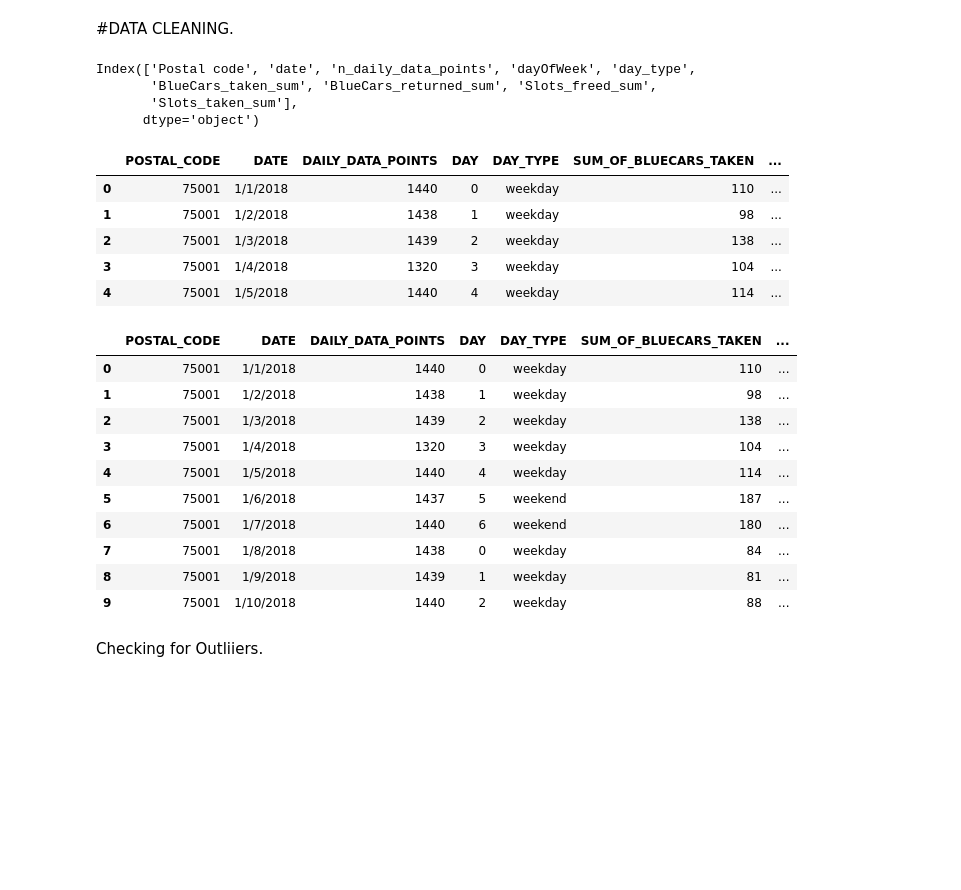
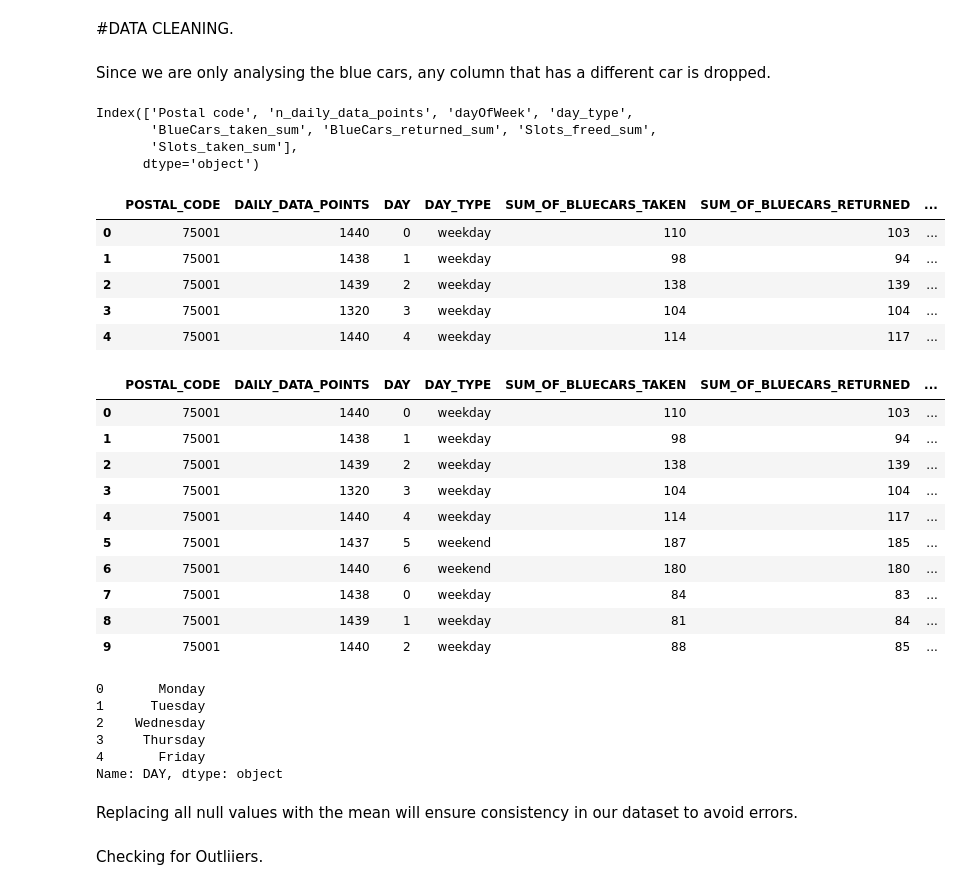
Before and after one commit to theBuluku/The-Autolib-Super-Project, a Jupyter notebook: The_Autolib_Super_Project.ipynb, the cells around one changed output. Cells and saved outputs as stored; diff of their text form; code cells hidden in the pictures; blank space fills up the shorter version.

```diff
--- a/The_Autolib_Super_Project.ipynb
+++ b/The_Autolib_Super_Project.ipynb
@@ -122,41 +124,58 @@ autolib_dataset.describe()
 #DATA CLEANING.
 # %%
 #Dropping unnecessary columns
-autolib_dataset.drop(["Utilib_taken_sum", "Utilib_returned_sum","Utilib_14_taken_sum","Utilib_14_returned_sum"], axis = 1, inplace = True)
+autolib_dataset.drop(["Utilib_taken_sum", "Utilib_returned_sum","Utilib_14_taken_sum","Utilib_14_returned_sum","date"], axis = 1, inplace = True)
+# %% [markdown]
+Since we are only analysing the blue cars, any column that has a different car is dropped.
 # %%
 #Displaying the remaining names of all columns
 autolib_dataset.columns
 # %% [output]
-Index(['Postal code', 'date', 'n_daily_data_points', 'dayOfWeek', 'day_type',
+Index(['Postal code', 'n_daily_data_points', 'dayOfWeek', 'day_type',
        'BlueCars_taken_sum', 'BlueCars_returned_sum', 'Slots_freed_sum',
        'Slots_taken_sum'],
       dtype='object')
 # %%
-autolib_dataset=autolib_dataset.rename({'Postal code':'POSTAL_CODE','date':'DATE','n_daily_data_points':'DAILY_DATA_POINTS','dayOfWeek':'DAY','day_type':'DAY_TYPE','BlueCars_taken_sum':'SUM_OF_BLUECARS_TAKEN','BlueCars_returned_sum':'SUM_OF_BLUECARS_RETURNED','Slots_freed_sum':'SUM_OF_FREED_SLOTS','Slots_taken_sum':'SUM_OF_TAKEN_SLOTS'}, axis='columns')
+autolib_dataset=autolib_dataset.rename({'Postal code':'POSTAL_CODE','n_daily_data_points':'DAILY_DATA_POINTS','dayOfWeek':'DAY','day_type':'DAY_TYPE','BlueCars_taken_sum':'SUM_OF_BLUECARS_TAKEN','BlueCars_returned_sum':'SUM_OF_BLUECARS_RETURNED','Slots_freed_sum':'SUM_OF_FREED_SLOTS','Slots_taken_sum':'SUM_OF_TAKEN_SLOTS'}, axis='columns')
 
 autolib_dataset.head()
 # %% [output]
-|  | POSTAL_CODE | DATE | DAILY_DATA_POINTS | DAY | DAY_TYPE | SUM_OF_BLUECARS_TAKEN | ... |
-| 0 | 75001 | 1/1/2018 | 1440 | 0 | weekday | 110 | ... |
-| 1 | 75001 | 1/2/2018 | 1438 | 1 | weekday | 98 | ... |
-| 2 | 75001 | 1/3/2018 | 1439 | 2 | weekday | 138 | ... |
-| 3 | 75001 | 1/4/2018 | 1320 | 3 | weekday | 104 | ... |
-| 4 | 75001 | 1/5/2018 | 1440 | 4 | weekday | 114 | ... |
+|  | POSTAL_CODE | DAILY_DATA_POINTS | DAY | DAY_TYPE | SUM_OF_BLUECARS_TAKEN | SUM_OF_BLUECARS_RETURNED | ... |
+| 0 | 75001 | 1440 | 0 | weekday | 110 | 103 | ... |
+| 1 | 75001 | 1438 | 1 | weekday | 98 | 94 | ... |
+| 2 | 75001 | 1439 | 2 | weekday | 138 | 139 | ... |
+| 3 | 75001 | 1320 | 3 | weekday | 104 | 104 | ... |
+| 4 | 75001 | 1440 | 4 | weekday | 114 | 117 | ... |
 # %%
 autolib_dataset.fillna(autolib_dataset.mean())
 autolib_dataset.head(10)
 # %% [output]
-|  | POSTAL_CODE | DATE | DAILY_DATA_POINTS | DAY | DAY_TYPE | SUM_OF_BLUECARS_TAKEN | ... |
-| 0 | 75001 | 1/1/2018 | 1440 | 0 | weekday | 110 | ... |
-| 1 | 75001 | 1/2/2018 | 1438 | 1 | weekday | 98 | ... |
-| 2 | 75001 | 1/3/2018 | 1439 | 2 | weekday | 138 | ... |
-| 3 | 75001 | 1/4/2018 | 1320 | 3 | weekday | 104 | ... |
-| 4 | 75001 | 1/5/2018 | 1440 | 4 | weekday | 114 | ... |
-| 5 | 75001 | 1/6/2018 | 1437 | 5 | weekend | 187 | ... |
-| 6 | 75001 | 1/7/2018 | 1440 | 6 | weekend | 180 | ... |
-| 7 | 75001 | 1/8/2018 | 1438 | 0 | weekday | 84 | ... |
-| 8 | 75001 | 1/9/2018 | 1439 | 1 | weekday | 81 | ... |
-| 9 | 75001 | 1/10/2018 | 1440 | 2 | weekday | 88 | ... |
+|  | POSTAL_CODE | DAILY_DATA_POINTS | DAY | DAY_TYPE | SUM_OF_BLUECARS_TAKEN | SUM_OF_BLUECARS_RETURNED | ... |
+| 0 | 75001 | 1440 | 0 | weekday | 110 | 103 | ... |
+| 1 | 75001 | 1438 | 1 | weekday | 98 | 94 | ... |
+| 2 | 75001 | 1439 | 2 | weekday | 138 | 139 | ... |
+| 3 | 75001 | 1320 | 3 | weekday | 104 | 104 | ... |
+| 4 | 75001 | 1440 | 4 | weekday | 114 | 117 | ... |
+| 5 | 75001 | 1437 | 5 | weekend | 187 | 185 | ... |
+| 6 | 75001 | 1440 | 6 | weekend | 180 | 180 | ... |
+| 7 | 75001 | 1438 | 0 | weekday | 84 | 83 | ... |
+| 8 | 75001 | 1439 | 1 | weekday | 81 | 84 | ... |
+| 9 | 75001 | 1440 | 2 | weekday | 88 | 85 | ... |
+# %%
+#converting the day of the week to Monday Tuesday Wednesday Thursday and Friday for easier visualiztion
+#
+autolib_dataset['DAY'] = autolib_dataset.DAY.map({0:"Monday", 1:"Tuesday",2:"Wednesday",3:"Thursday", 4:"Friday"})
+autolib_dataset['DAY'].head()
+# %% [output]
+0       Monday
+1      Tuesday
+2    Wednesday
+3     Thursday
+4       Friday
+Name: DAY, dtype: object
+# %% [markdown]
+Replacing all null values with
+the mean will ensure consistency in our dataset to avoid errors.
 # %% [markdown]
 Checking for Outliiers.
 # %%
```
Also changed, not shown: parts of 39 cells of this notebook.
